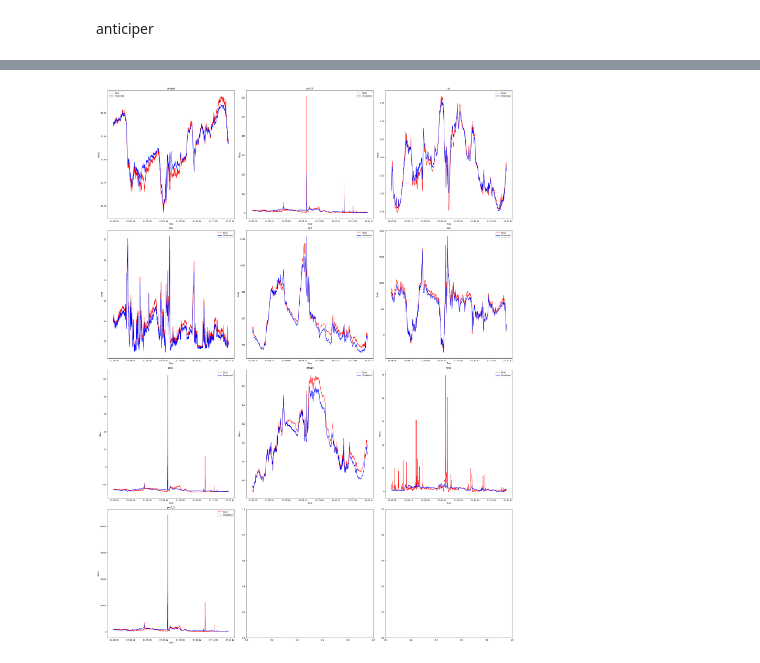
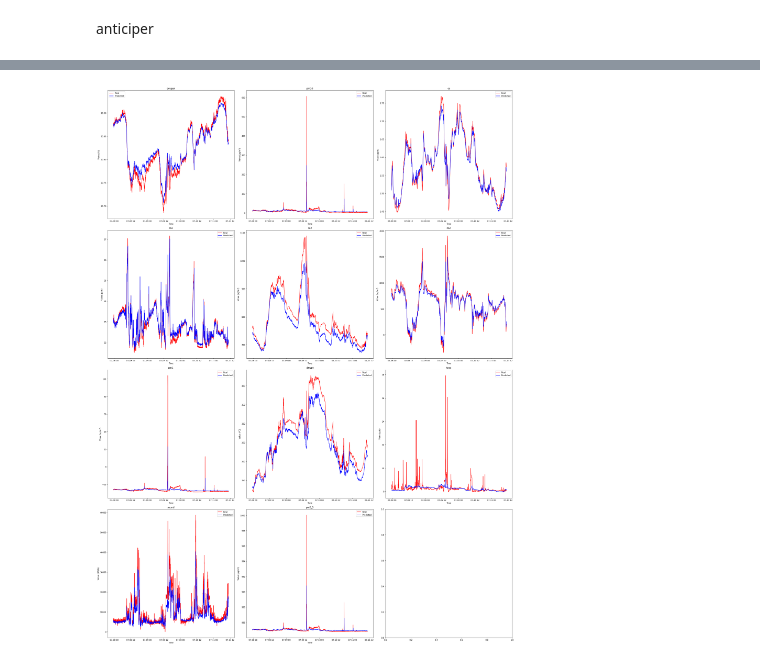
Before and after one commit to XIAxuanzheFrancis/Apprentissage-du-mod-le-LSTM, a Jupyter notebook: lstm.ipynb, the cells around one changed output, grey strips where cells are left out. Cells and saved outputs as stored; diff of their text form; code cells hidden in the pictures.

```diff
--- a/lstm.ipynb
+++ b/lstm.ipynb
@@ -335,0 +358,3 @@ Test RMSE: 333.719
+# %%
+data['IAQ'] = (data['pm1']<=10) & (data['pm2_5']<=25) & (data['pm10']<=50) & (data['co2']<800) & (data['tvoc']<300)
+data['IAQ'] = data['IAQ'].astype(object).replace({False:'POOR', True:'GOOD'})
@@ -337,11 +386,11 @@ Test RMSE: 333.719
 anticiper
 # %%
 n_seconds = 7
-n_features = 13
+n_features = 14
 
 reframed = series_to_supervised(scaled, n_seconds, 1)
 # %%
-reframed.drop(reframed.columns[[-2,-3,-10]], axis=1, inplace=True)
+reframed.drop(reframed.columns[[-3,-4,-11]], axis=1, inplace=True)
 reframed.head(10)
 # %% [output]
 |  | var1(t-7) | var2(t-7) | var3(t-7) | var4(t-7) | var5(t-7) | var6(t-7) | var7(t-7) | var8(t-7) | var9(t-7) | ... |
@@ -380,7 +429,7 @@ print(test_X.shape,train_X.shape)
 model = Sequential()
 model.add(LSTM(50, input_shape=(train_X.shape[1], train_X.shape[2])))
 model.add(Dropout(0.5))
-model.add(Dense(10))
+model.add(Dense(11))
 model.compile(loss='mae', optimizer='adam')
 print(model.summary())
 # %% [output]
@@ -429,37 +478,43 @@ yhat = model.predict(test_X)
 test_X = test_X.reshape((test_X.shape[0], n_seconds*n_features))
 
 selected_columns = [i for i in range(test_X.shape[1]) if i in [3, 10, 11]]
 
 inv_yhat = np.concatenate((yhat, test_X[:, selected_columns]), axis=1)
 inv_yhat = scaler.inverse_transform(inv_yhat)
 # inv_yhat = inv_yhat[:, selected_columns2]
 
-test_y = test_y.reshape((len(test_y), 10))
+test_y = test_y.reshape((len(test_y), 11))
 inv_y = np.concatenate((test_y, test_X[:, selected_columns]), axis=1)
 inv_y = scaler.inverse_transform(inv_y)
 # inv_y = inv_y[:, selected_columns2]
 
 dates = dates[-2483:]
 fig, axs = plt.subplots(4, 3, figsize=(30, 40))
 feature_indices = {
     'oxygen': 0, 'pm10': 1, 'co': 2, 'co2': 3, 'so2': 4,
-    'no2': 5, 'pm1': 6, 'dewpt': 7, 'tvoc': 8, 'pm2_5': 9
+    'no2': 5, 'pm1': 6, 'dewpt': 7, 'tvoc': 8, 'sound': 9, 'pm2_5': 10
 }
+feature_units = {
+    'oxygen': '%', 'pm10': 'µg/m³', 'co': 'ppm', 'co2': 'ppm',
+    'so2': 'µg/m³', 'no2': 'µg/m³', 'pm1': 'µg/m³',
+    'dewpt': '°C', 'tvoc': 'ppb', 'sound': 'dB(A)', 'pm2_5': 'µg/m³'
+}
+
 for i, (feature, index) in enumerate(feature_indices.items()):
     row = i // 3
     col = i % 3
 
     axs[row, col].plot(dates,inv_y[:, index], color='red', label='Real')
     axs[row, col].plot(dates,inv_yhat[:, index], color='blue', label='Predicted')
     axs[row, col].set_title(feature)
     axs[row, col].set_xlabel('Time')
-    axs[row, col].set_ylabel('Value')
+    axs[row, col].set_ylabel(f'Value ({feature_units[feature]})')
     axs[row, col].legend()
 
 plt.tight_layout()
 plt.show()
 # %% [output]
-[figure, old version]
+[figure, new version]
 # %%
 print(inv_y.shape, inv_yhat.shape)
 # %% [output]
```
Also changed, not shown: parts of 23 cells of this notebook, 5 other files.
